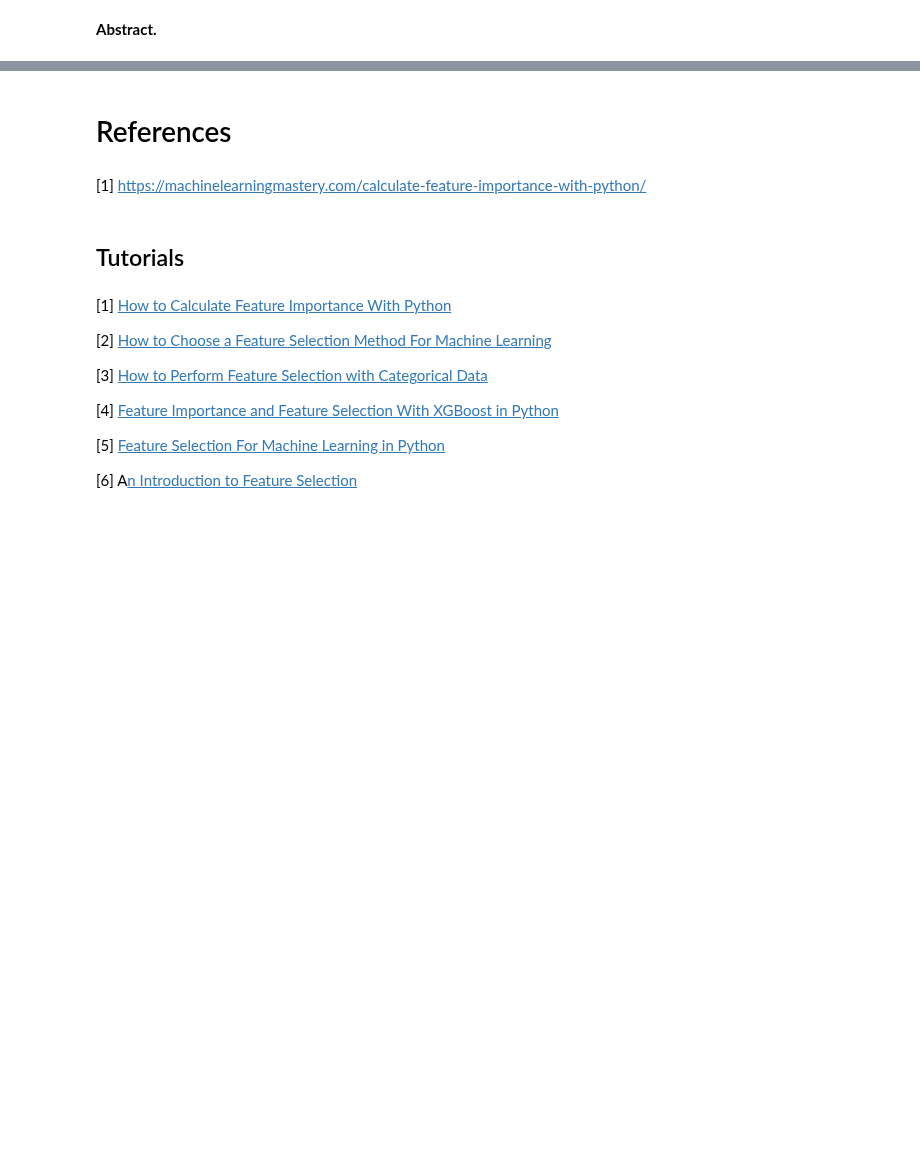
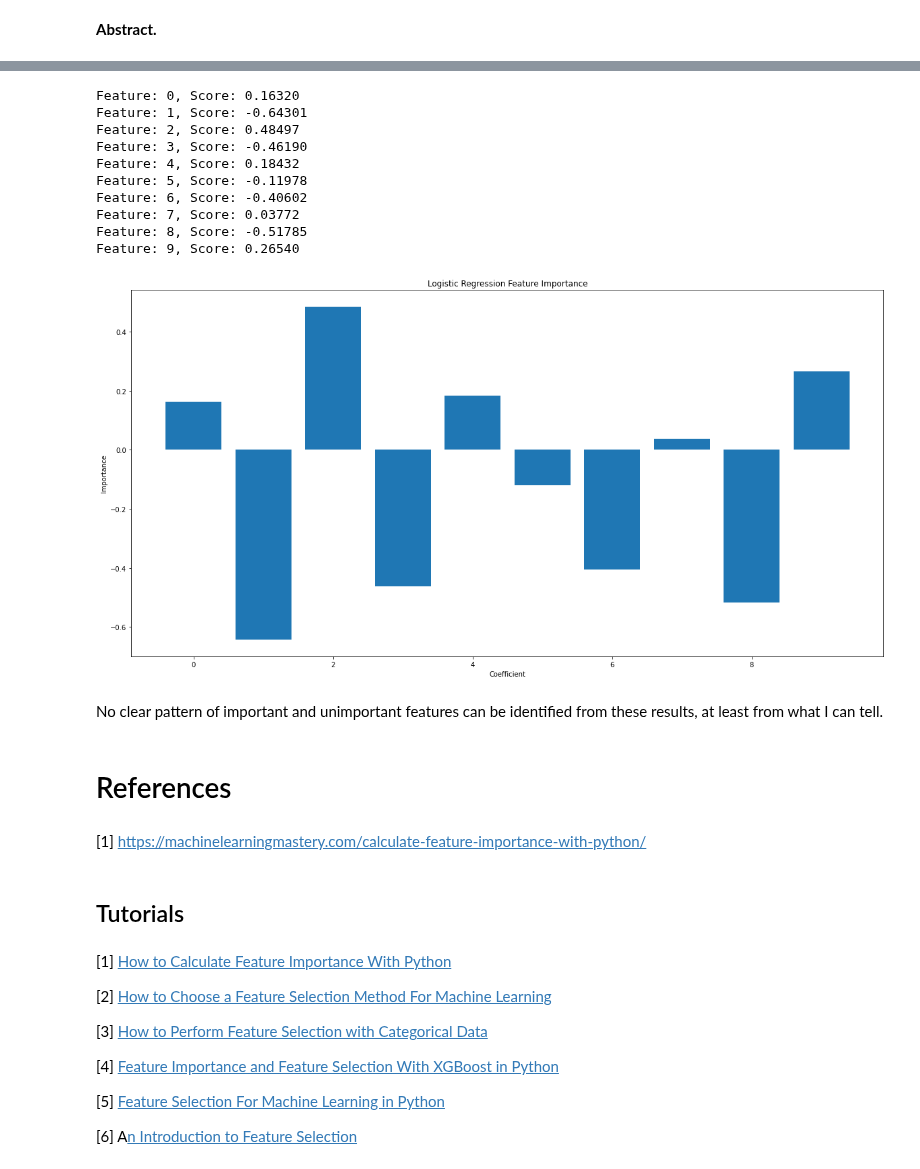
Before and after one commit to hsteinshiromoto/blog, a Jupyter notebook: notebooks/how_to_calculate_feature_importance_with_python/how_to_calculate_feature_importance_with_python.ipynb, the cells around one changed output, grey strips where cells are left out. Cells and saved outputs as stored; diff of their text form; code cells hidden in the pictures; blank space fills up the shorter version.

```diff
--- a/notebooks/how_to_calculate_feature_importance_with_python/how_to_calculate_feature_importance_with_python.ipynb
+++ b/notebooks/how_to_calculate_feature_importance_with_python/how_to_calculate_feature_importance_with_python.ipynb
@@ -12,3 +144,34 @@ from matplotlib import pyplot
+# %%
+# logistic regression for feature importance
+from sklearn.linear_model import LogisticRegression
+# define dataset
+clf = LogisticRegression()
+# fit the model
+clf.fit(X_clf, y_clf)
+# get importance
+importance = clf.coef_[0]
+# summarize feature importance
+for i,v in enumerate(importance):
+	print('Feature: %0d, Score: %.5f' % (i,v))
+
+# plot feature importance
+fig, ax = plt.subplots(figsize=(20, 10))
+ax.bar([x for x in range(len(importance))], importance)
+ax.set(title="Logistic Regression Feature Importance", xlabel="Coefficient", ylabel="Importance");
+# %% [output]
+Feature: 0, Score: 0.16320
+Feature: 1, Score: -0.64301
+Feature: 2, Score: 0.48497
+Feature: 3, Score: -0.46190
+Feature: 4, Score: 0.18432
+Feature: 5, Score: -0.11978
+Feature: 6, Score: -0.40602
+Feature: 7, Score: 0.03772
+Feature: 8, Score: -0.51785
+Feature: 9, Score: 0.26540
+[figure, added]
+# %% [markdown]
+No clear pattern of important and unimportant features can be identified from these results, at least from what I can tell.
 # %% [markdown]
 # References
 # %% [markdown]
```
Also changed, not shown: parts of 26 cells of this notebook.
